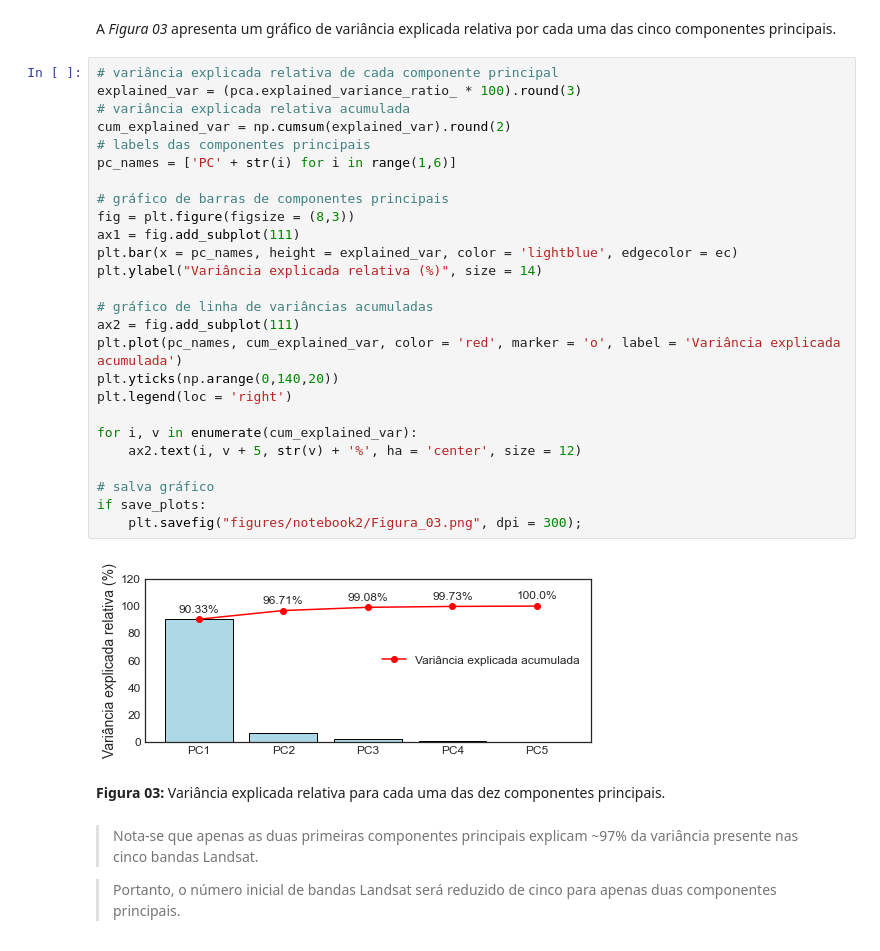
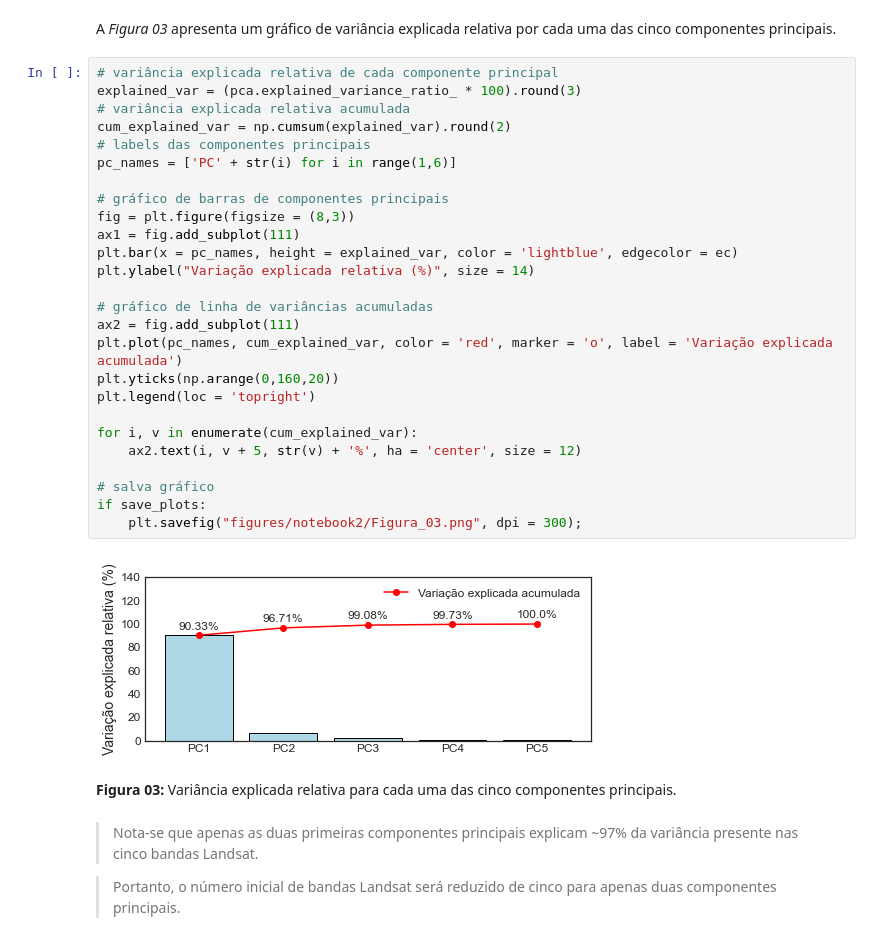
Before and after one commit to fnaghetini/Mapa-Preditivo, a Jupyter notebook: 2-predictive_litho_map.ipynb, the cells around one changed output. Cells and saved outputs as stored; diff of their text form.

```diff
--- a/2-predictive_litho_map.ipynb
+++ b/2-predictive_litho_map.ipynb
@@ -333,34 +334,34 @@ A *Figura 03* apresenta um gráfico de variância explicada relativa por cada um
 # %%
 # variância explicada relativa de cada componente principal
 explained_var = (pca.explained_variance_ratio_ * 100).round(3)
 # variância explicada relativa acumulada
 cum_explained_var = np.cumsum(explained_var).round(2)
 # labels das componentes principais
 pc_names = ['PC' + str(i) for i in range(1,6)]
 
 # gráfico de barras de componentes principais
 fig = plt.figure(figsize = (8,3))
 ax1 = fig.add_subplot(111)
 plt.bar(x = pc_names, height = explained_var, color = 'lightblue', edgecolor = ec)
-plt.ylabel("Variância explicada relativa (%)", size = 14)
+plt.ylabel("Variação explicada relativa (%)", size = 14)
 
 # gráfico de linha de variâncias acumuladas
 ax2 = fig.add_subplot(111)
-plt.plot(pc_names, cum_explained_var, color = 'red', marker = 'o', label = 'Variância explicada acumulada')
-plt.yticks(np.arange(0,140,20))
-plt.legend(loc = 'right')
+plt.plot(pc_names, cum_explained_var, color = 'red', marker = 'o', label = 'Variação explicada acumulada')
+plt.yticks(np.arange(0,160,20))
+plt.legend(loc = 'topright')
 
 for i, v in enumerate(cum_explained_var):
     ax2.text(i, v + 5, str(v) + '%', ha = 'center', size = 12)
 
 # salva gráfico
 if save_plots:
     plt.savefig("figures/notebook2/Figura_03.png", dpi = 300);
 # %% [output]
-[figure, old version]
+[figure, new version]
 # %% [markdown]
 <p>
-    <b>Figura 03:</b> Variância explicada relativa para cada uma das dez componentes principais.
+    <b>Figura 03:</b> Variância explicada relativa para cada uma das cinco componentes principais.
 </p>
 # %% [markdown]
 > Nota-se que apenas as duas primeiras componentes principais explicam ~97% da variância presente nas cinco bandas Landsat.
```
Also changed, not shown: parts of 15 cells of this notebook, 9 other files.
